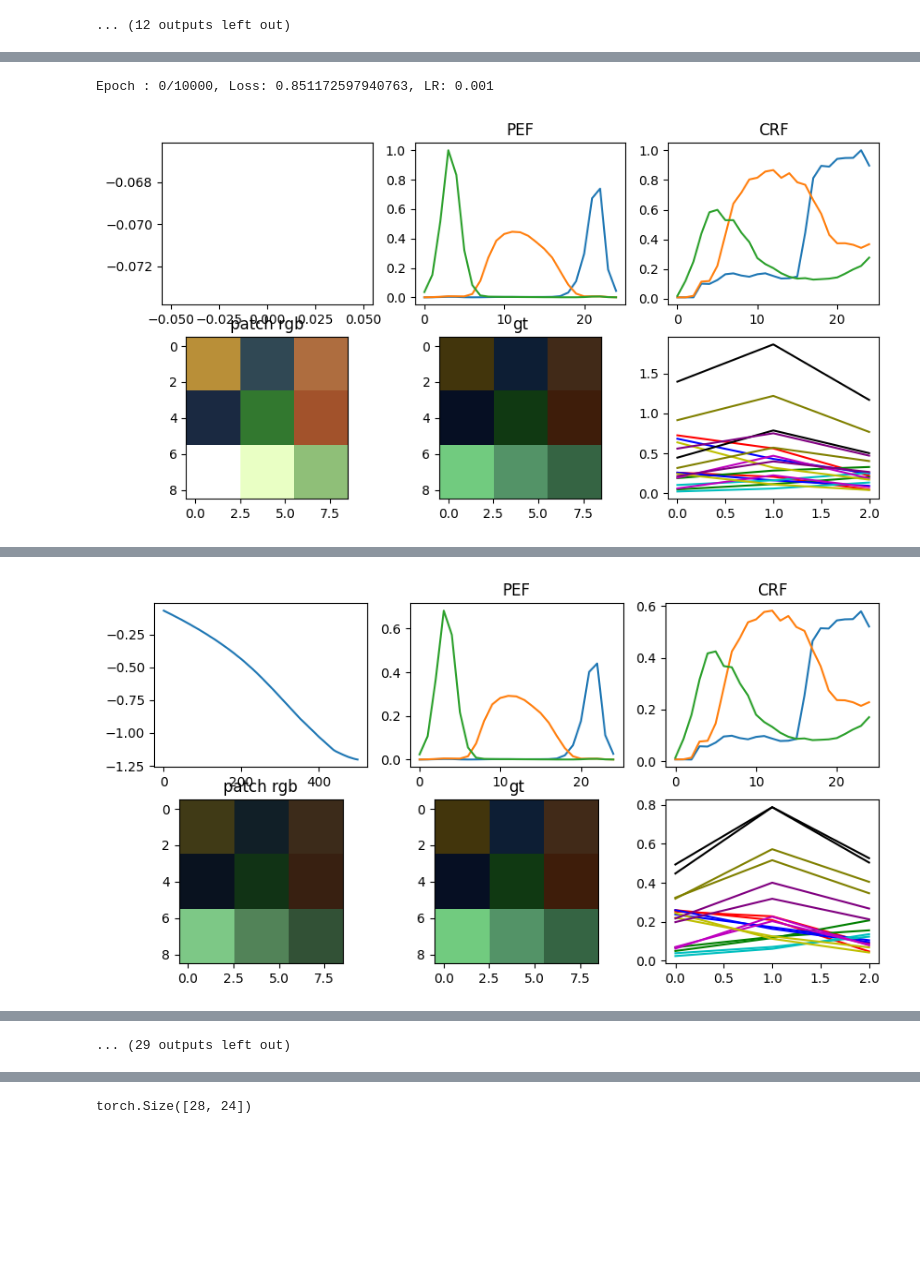
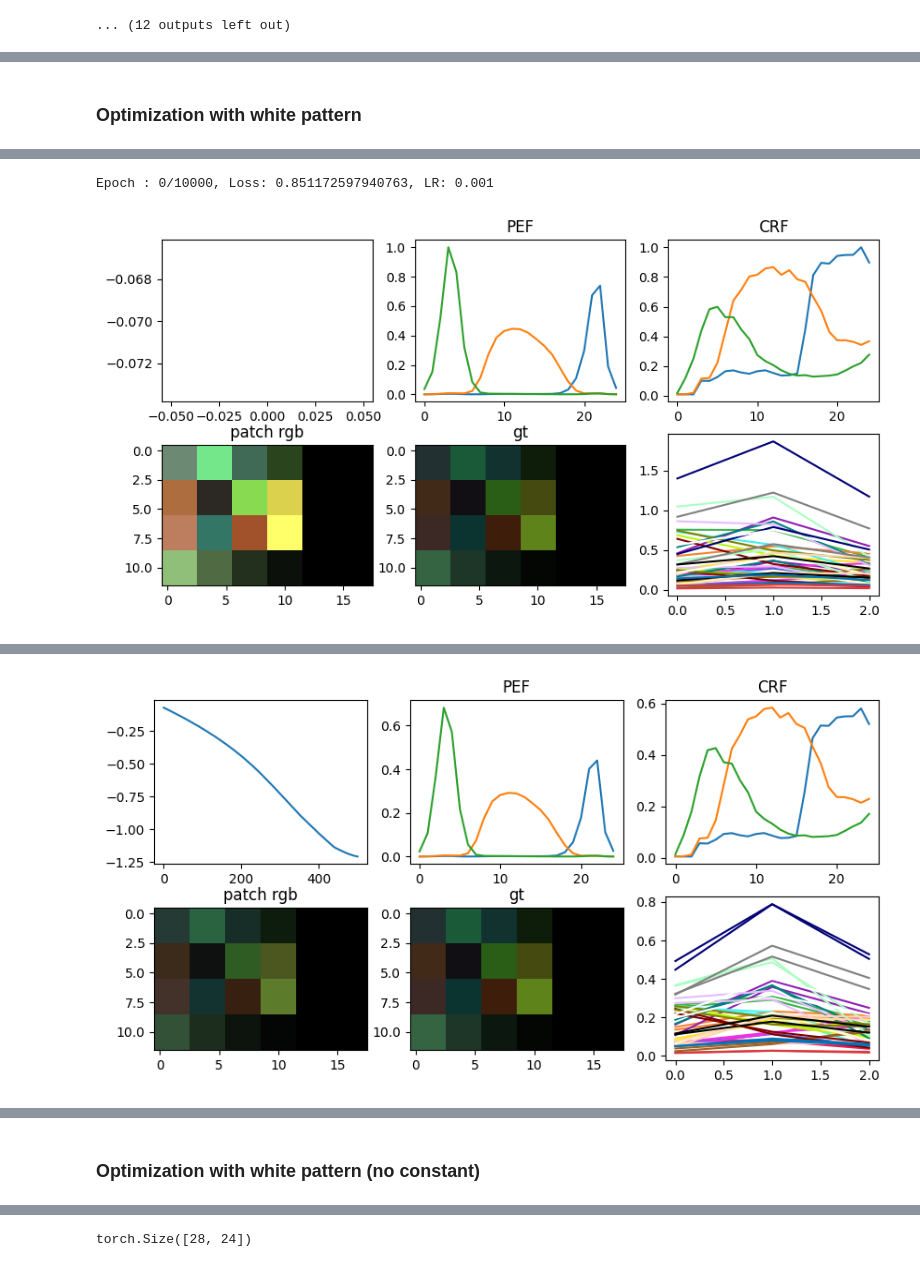
Before and after one commit to shshin1210/DSL, a Jupyter notebook: calibration/radiometric_cal/crf_optimization.ipynb, the cells around one changed output, grey strips where cells are left out. Cells and saved outputs as stored; diff of their text form; code cells hidden in the pictures; blank space fills up the shorter version.

Commit message:
camera response function optimization

```diff
--- a/calibration/radiometric_cal/crf_optimization.ipynb
+++ b/calibration/radiometric_cal/crf_optimization.ipynb
@@ -147,3 +147,7 @@ def single_patch(patch, CRF, white_pattern_hyp):
 
 
     return abs(single_patch - gt_single_patch)
+# %%
+hdr_imgs = np.load('../../hdr_step5.npy').transpose(1,2,0,3)
+# %%
+dg_intensity = np.load('../../dataset/image_formation/20230825_intensity_dg.npy')
@@ -150,9 +191,14 @@ def single_patch(patch, CRF, white_pattern_hyp):
+# %%
+GT_white = patches_rgb_real[start_idx:end_idx, patch_num]
 # %%
 # To tensor
-blue = torch.tensor(blue.astype(np.float32))
-green = torch.tensor(green.astype(np.float32))
-red = torch.tensor(red.astype(np.float32))
-white = torch.tensor(white.astype(np.float32))
+# blue = torch.tensor(blue.astype(np.float32))
+# green = torch.tensor(green.astype(np.float32))
+# red = torch.tensor(red.astype(np.float32))
+# white = torch.tensor(white.astype(np.float32))
+
+GT_white = torch.tensor(GT_white.astype(np.float32))
+dg_intensity = torch.tensor(dg_intensity.astype(np.float32))
 
 CRF = torch.tensor(CRF.astype(np.float32))
 PEF = torch.tensor(PEF.astype(np.float32))
@@ -162,3 +298,5 @@ all_patches_center_pts = torch.tensor(all_patches_center_pts)
+# %% [markdown]
+### Optimization with white pattern
 # %%
 # arguments
 device = 'cuda:0'
@@ -196,11 +334,16 @@ PEF = PEF.to(device)
 CRF = CRF.to(device)
 
 # patch index
-rand_int = np.array([6,7,8,12,13,14,18,19,20])
+# rand_int = np.array([6,7,8,12,13,14,18,19,20])
+rand_int = np.arange(0, 24)
 
 # plotting line colors
-colors = ['r', 'g', 'b', 'c', 'm', 'y', 'k', 'olive', 'purple']
-
+colors = [
+    '#e6194b', '#3cb44b', '#ffe119', '#4363d8', '#f58231', '#911eb4',
+    '#46f0f0', '#f032e6', '#bcf60c', '#fabebe', '#008080', '#e6beff',
+    '#9a6324', '#fffac8', '#800000', '#aaffc3', '#808000', '#ffd8b1',
+    '#000075', '#808080', '#ffffff', '#000000', '#0072bb', '#d73b3e'
+]
 for i in range(epoch):
     # initial loss
     loss = 0
@@ -215,14 +358,21 @@ for i in range(epoch):
         single_loss = single_patch(p, CRF_opt, white_pattern_hyp)
         loss += single_loss.sum()
 
+    loss = loss.sum()
+
+    # CRF_cnst_opt, PEF_cnst_opt = opt_param[:,3:], opt_param[:,:3]
+    # CRF_dL2 = ((CRF_cnst_opt[:-1] - CRF_cnst_opt[1:])**2).sum()
+    # PEF_dL2 = ((PEF_cnst_opt[:-1] - PEF_cnst_opt[1:])**2).sum()
+
+    # CRF_dL2 = ((CRF_cnst_opt[:,:-1] - CRF_cnst_opt[:,1:])**2).sum()
+    # PEF_dL2 = ((PEF_cnst_opt[:,:-1] - PEF_cnst_opt[:,1:])**2).sum()
+
+    # CRF_dL2 = ((CRF_opt[:,:-1] - CRF_opt[:,1:])**2).sum()
+    # PEF_dL2 = ((PEF_opt[:,:-1] - PEF_opt[:,1:])**2).sum()
+
+    # weight = 0.1
+    # loss += weight*(CRF_dL2 + PEF_dL2)
     # loss = loss.sum()
-
-    CRF_cnst_opt, PEF_cnst_opt = opt_param[:,3:], opt_param[:,:3]
-    CRF_dL2 = ((CRF_cnst_opt[:,:-1] - CRF_cnst_opt[:,1:])**2).sum()
-    PEF_dL2 = ((PEF_cnst_opt[:,:-1] - PEF_cnst_opt[:,1:])**2).sum()
-    weight = 0.05
-    loss += weight*(CRF_dL2 + PEF_dL2)
-    loss = loss.sum()
 
 
     optimizer.zero_grad()
@@ -249,14 +399,14 @@ for i in range(epoch):
         plt.subplot(232), plt.plot(PEF_opt.detach().cpu().numpy()), plt.title('PEF')
         plt.subplot(233), plt.plot(CRF_opt.detach().cpu().numpy()), plt.title('CRF')
 
-        patch_rgb = np.zeros(shape = (9, 9, 3))
-        patch_gt = np.zeros(shape = (9, 9, 3))
+        patch_rgb = np.zeros(shape = (12, 18, 3))
+        patch_gt = np.zeros(shape = (12, 18, 3))
 
         # patch 마다의 rgb value
         for idx, patch in enumerate(rand_int):
             # Determine the row and column starting indices for the patch
-            row_start = (idx // 3) * 3
-            col_start = (idx % 3) * 3
+            row_start = (idx // 6) * 3
+            col_start = (idx % 4) * 3
 
             # Fill the 3x3 patch with the RGB color
             patch_rgb[row_start:row_start+3, col_start:col_start+3, :] = ((white_pattern_hyp * ref_CC[1:-2, patch]) @ CRF_opt).flatten().detach().cpu().numpy()
@@ -279,2 +435,2 @@ Clipping input data to the valid range for imshow with RGB data ([0..1] for floa
 Epoch : 0/10000, Loss: 0.851172597940763, LR: 0.001
-[figure, old version]
+[figure, new version]
@@ -282 +438 @@ Epoch : 500/10000, Loss: 0.06270406046294394, LR: 0.001
-[figure, old version]
+[figure, new version]
@@ -290,4 +440,5 @@ Epoch : 2500/10000, Loss: 0.04647938590491043, LR: 0.0005
-... (29 outputs left out)
+# %% [markdown]
+### Optimization with white pattern (no constant)
 # %%
 # arguments
 device = 'cuda:0'
```
Also changed, not shown: parts of 7 cells of this notebook.
